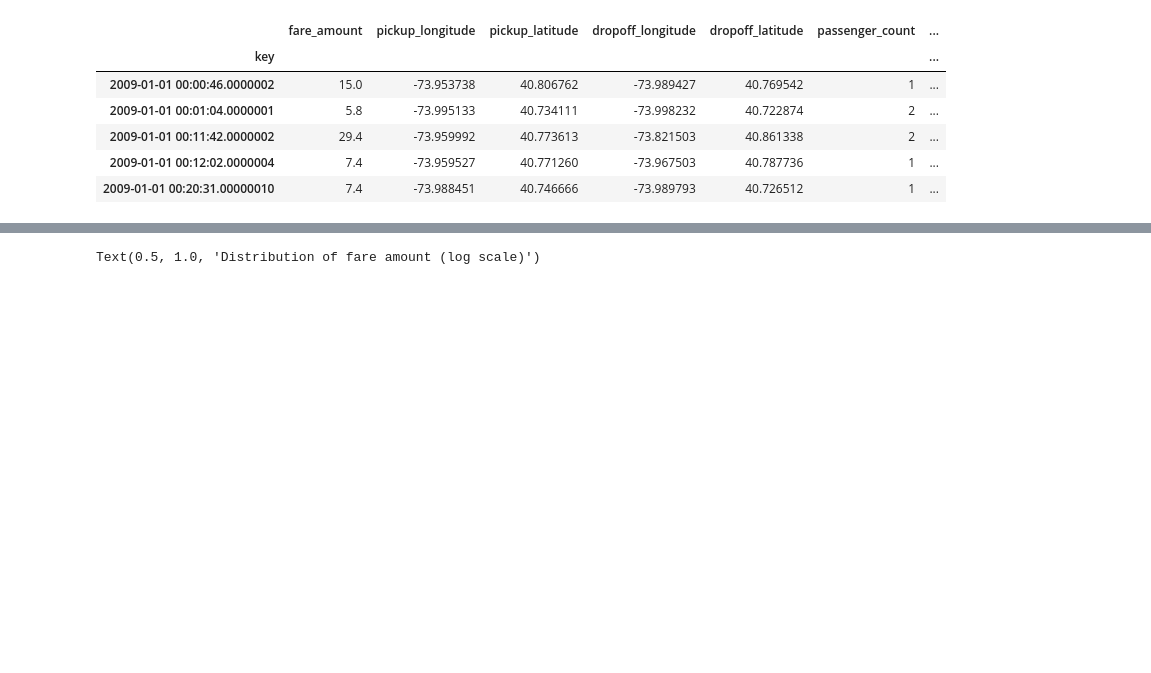
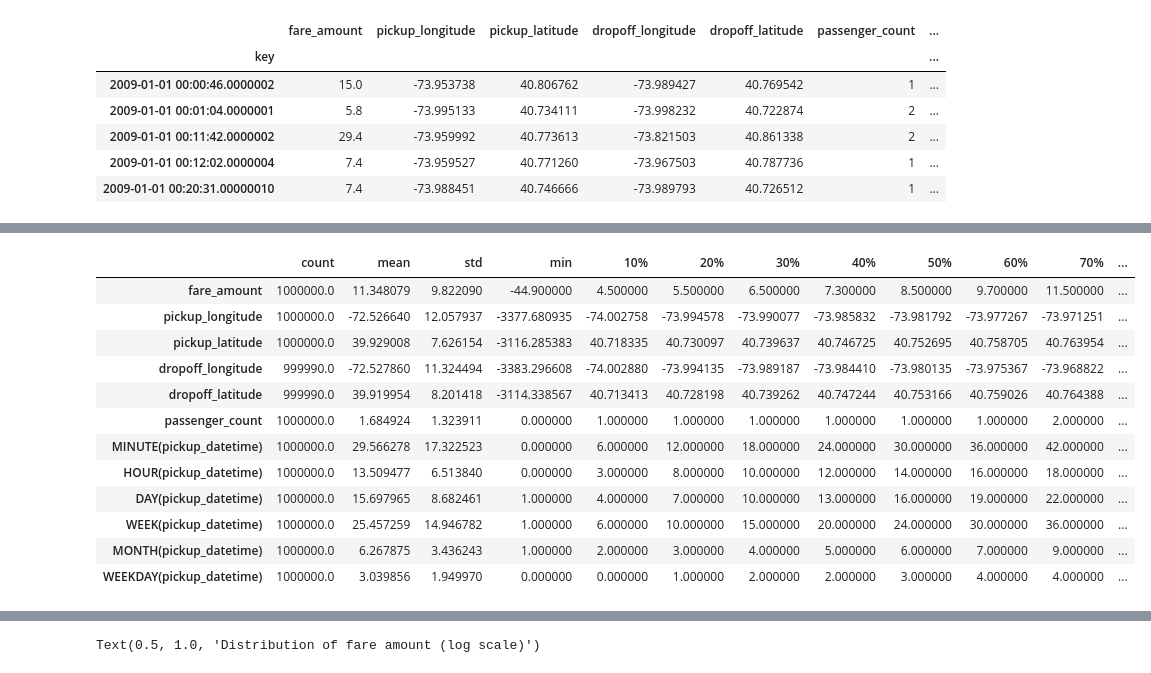
Before and after one commit to ravi07bec/NewYorkTaxi, a Jupyter notebook: NY_Taxi.ipynb, the cells around one changed output, grey strips where cells are left out. Drawn from its saved outputs; the diff is of its cells as text; code cells hidden in the pictures; blank space fills up the shorter version.

```diff
--- a/NY_Taxi.ipynb
+++ b/NY_Taxi.ipynb
@@ -124,0 +154,17 @@ Elapsed: 00:18 | Progress: 100%|██████████
+# %%
+# Distribution of Fares
+feature_matrix.describe([0.1,0.2,0.3,0.4,0.5,0.6,0.7,0.8,0.9]).transpose()
+# %% [output]
+|  | count | mean | std | min | 10% | 20% | 30% | 40% | 50% | 60% | 70% | ... |
+| fare_amount | 1000000.0 | 11.348079 | 9.822090 | -44.900000 | 4.500000 | 5.500000 | 6.500000 | 7.300000 | 8.500000 | 9.700000 | 11.500000 | ... |
+| pickup_longitude | 1000000.0 | -72.526640 | 12.057937 | -3377.680935 | -74.002758 | -73.994578 | -73.990077 | -73.985832 | -73.981792 | -73.977267 | -73.971251 | ... |
+| pickup_latitude | 1000000.0 | 39.929008 | 7.626154 | -3116.285383 | 40.718335 | 40.730097 | 40.739637 | 40.746725 | 40.752695 | 40.758705 | 40.763954 | ... |
+| dropoff_longitude | 999990.0 | -72.527860 | 11.324494 | -3383.296608 | -74.002880 | -73.994135 | -73.989187 | -73.984410 | -73.980135 | -73.975367 | -73.968822 | ... |
+| dropoff_latitude | 999990.0 | 39.919954 | 8.201418 | -3114.338567 | 40.713413 | 40.728198 | 40.739262 | 40.747244 | 40.753166 | 40.759026 | 40.764388 | ... |
+| passenger_count | 1000000.0 | 1.684924 | 1.323911 | 0.000000 | 1.000000 | 1.000000 | 1.000000 | 1.000000 | 1.000000 | 1.000000 | 2.000000 | ... |
+| MINUTE(pickup_datetime) | 1000000.0 | 29.566278 | 17.322523 | 0.000000 | 6.000000 | 12.000000 | 18.000000 | 24.000000 | 30.000000 | 36.000000 | 42.000000 | ... |
+| HOUR(pickup_datetime) | 1000000.0 | 13.509477 | 6.513840 | 0.000000 | 3.000000 | 8.000000 | 10.000000 | 12.000000 | 14.000000 | 16.000000 | 18.000000 | ... |
+| DAY(pickup_datetime) | 1000000.0 | 15.697965 | 8.682461 | 1.000000 | 4.000000 | 7.000000 | 10.000000 | 13.000000 | 16.000000 | 19.000000 | 22.000000 | ... |
+| WEEK(pickup_datetime) | 1000000.0 | 25.457259 | 14.946782 | 1.000000 | 6.000000 | 10.000000 | 15.000000 | 20.000000 | 24.000000 | 30.000000 | 36.000000 | ... |
+| MONTH(pickup_datetime) | 1000000.0 | 6.267875 | 3.436243 | 1.000000 | 2.000000 | 3.000000 | 4.000000 | 5.000000 | 6.000000 | 7.000000 | 9.000000 | ... |
+| WEEKDAY(pickup_datetime) | 1000000.0 | 3.039856 | 1.949970 | 0.000000 | 0.000000 | 1.000000 | 2.000000 | 2.000000 | 3.000000 | 4.000000 | 4.000000 | ... |
```
Also changed, not shown: parts of 9 cells of this notebook.
